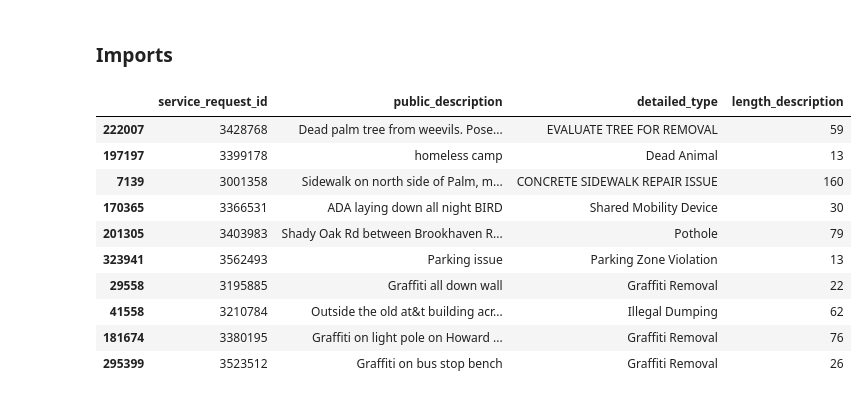
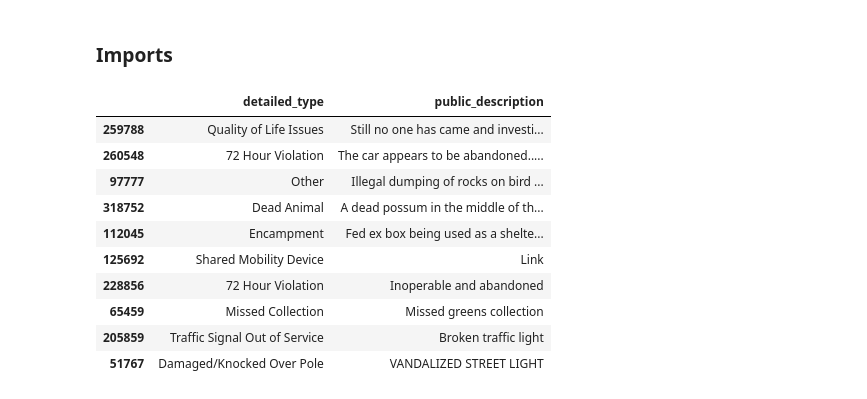
Before and after one commit to mnicnielsen/final-project-LHL-SD-311, a Jupyter notebook: notebooks/Text Classification.ipynb, the cells around one changed output. Cells and saved outputs as stored; diff of their text form; code cells hidden in the pictures.

```diff
--- a/notebooks/Text Classification.ipynb
+++ b/notebooks/Text Classification.ipynb
@@ -20,5 +15,6 @@ requests = pd.read_csv('../data/2021_closed_requests.csv', low_memory=False)
+# %%
+with open('../data/processed_21_data.pkl', 'rb') as file:
+    processed_21_data = pickle.load(file)
 # %%
-#drop rows which are duplicate requests - so drop all rows with a value in the service_request_parent_id columns, only keep nulls
-requests_train['service_request_parent_id'].fillna(0, inplace = True)
-requests_train = requests_train[requests_train['service_request_parent_id'] == 0]
-requests_train.shape
+#only keep relevant columns
+processed_21_data = processed_21_data[['detailed_type', 'public_description']]
@@ -184,17 +41,17 @@ import tensorflow_hub as hub
 # %%
 pd.set_option('display.max_colwidth', None)
 # %%
-requests_train.sample(10)
+processed_21_data.sample(10)
 # %% [output]
-|  | service_request_id | public_description | detailed_type | length_description |
-| 222007 | 3428768 | Dead palm tree from weevils. Pose... | EVALUATE TREE FOR REMOVAL | 59 |
-| 197197 | 3399178 | homeless camp | Dead Animal | 13 |
-| 7139 | 3001358 | Sidewalk on north side of Palm, m... | CONCRETE SIDEWALK REPAIR ISSUE | 160 |
-| 170365 | 3366531 | ADA laying down all night BIRD | Shared Mobility Device | 30 |
-| 201305 | 3403983 | Shady Oak Rd between Brookhaven R... | Pothole | 79 |
-| 323941 | 3562493 | Parking issue | Parking Zone Violation | 13 |
-| 29558 | 3195885 | Graffiti all down wall | Graffiti Removal | 22 |
-| 41558 | 3210784 | Outside the old at&t building acr... | Illegal Dumping | 62 |
-| 181674 | 3380195 | Graffiti on light pole on Howard ... | Graffiti Removal | 76 |
-| 295399 | 3523512 | Graffiti on bus stop bench | Graffiti Removal | 26 |
+|  | detailed_type | public_description |
+| 259788 | Quality of Life Issues | Still no one has came and investi... |
+| 260548 | 72 Hour Violation | The car appears to be abandoned..... |
+| 97777 | Other | Illegal dumping of rocks on bird ... |
+| 318752 | Dead Animal | A dead possum in the middle of th... |
+| 112045 | Encampment | Fed ex box being used as a shelte... |
+| 125692 | Shared Mobility Device | Link |
+| 228856 | 72 Hour Violation | Inoperable and abandoned |
+| 65459 | Missed Collection | Missed greens collection |
+| 205859 | Traffic Signal Out of Service | Broken traffic light |
+| 51767 | Damaged/Knocked Over Pole | VANDALIZED STREET LIGHT |
 # %%
```
Also changed, not shown: parts of 89 cells of this notebook, 43 other files.
